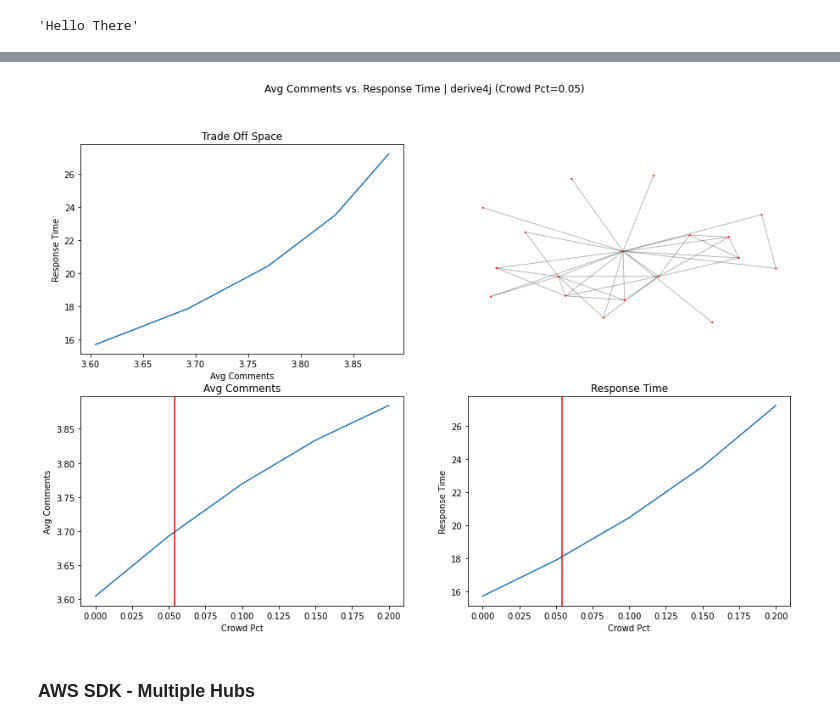
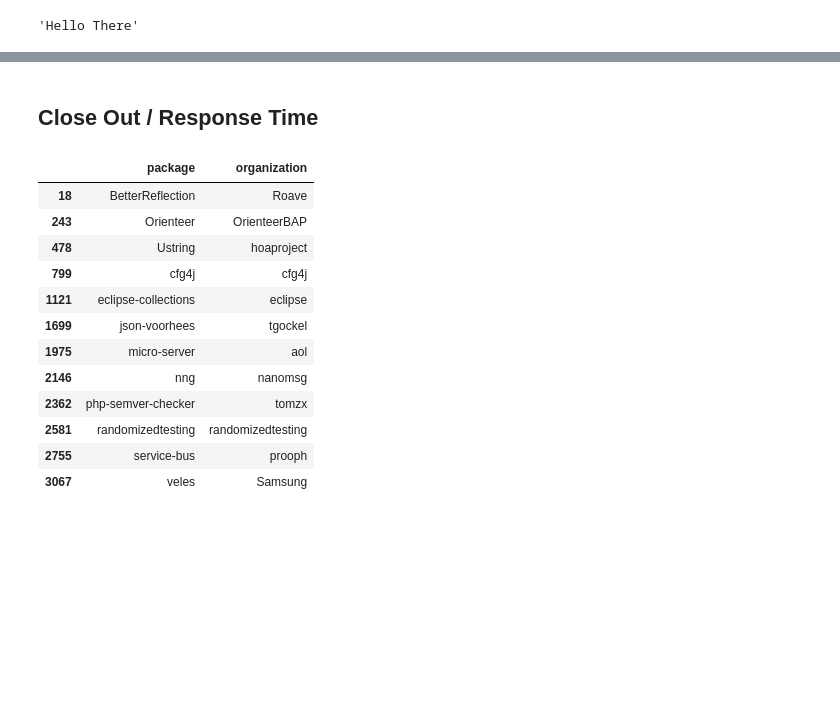
Before and after one commit to MthwRobinson/sh-network-paper, a Jupyter notebook: notebooks/tradeoff-space.ipynb, the cells around one changed output, grey strips where cells are left out. Saved outputs shown, nothing was run; the diff lists cells and outputs as text; code cells hidden in the pictures; blank space fills up the shorter version.

```diff
--- a/notebooks/tradeoff-space.ipynb
+++ b/notebooks/tradeoff-space.ipynb
@@ -267,6 +235,18 @@ plot_tradeoff_space('derive4j', 'derive4j', 'close_out_time', 'response_time')
-# %%
-plot_tradeoff_space('derive4j', 'derive4j', 'avg_comments', 'response_time')
-# %% [output]
-[figure, removed]
-# %% [markdown]
-### AWS SDK - Multiple Hubs
+# %% [markdown]
+## Close Out / Response Time
+# %%
+data_by_crowd_pct[data_by_crowd_pct['crowd_pct_actual'] < .1][['package', 'organization']].drop_duplicates()[::5]
+# %% [output]
+|  | package | organization |
+| 18 | BetterReflection | Roave |
+| 243 | Orienteer | OrienteerBAP |
+| 478 | Ustring | hoaproject |
+| 799 | cfg4j | cfg4j |
+| 1121 | eclipse-collections | eclipse |
+| 1699 | json-voorhees | tgockel |
+| 1975 | micro-server | aol |
+| 2146 | nng | nanomsg |
+| 2362 | php-semver-checker | tomzx |
+| 2581 | randomizedtesting | randomizedtesting |
+| 2755 | service-bus | prooph |
+| 3067 | veles | Samsung |
```
Also changed, not shown: parts of 24 cells of this notebook.
